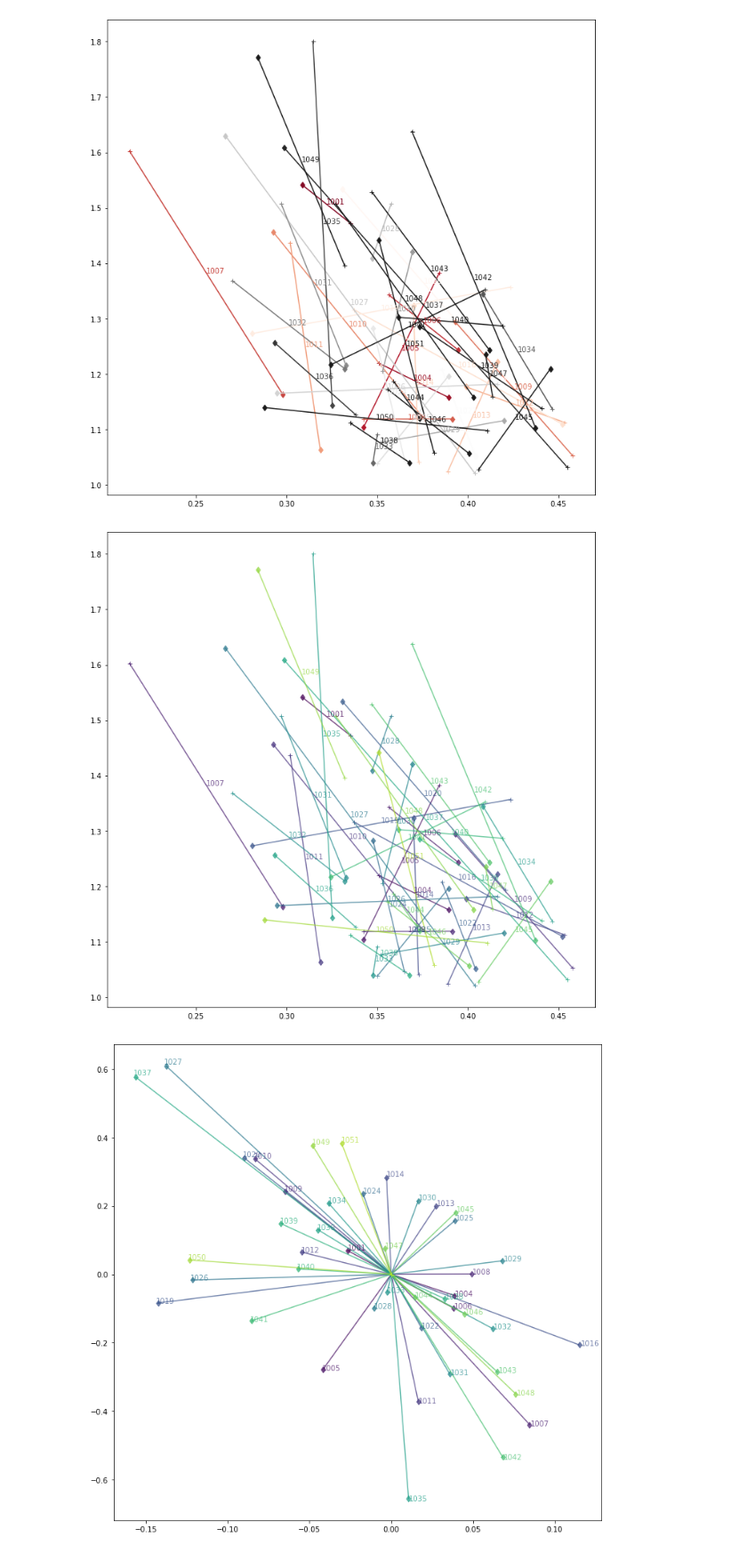
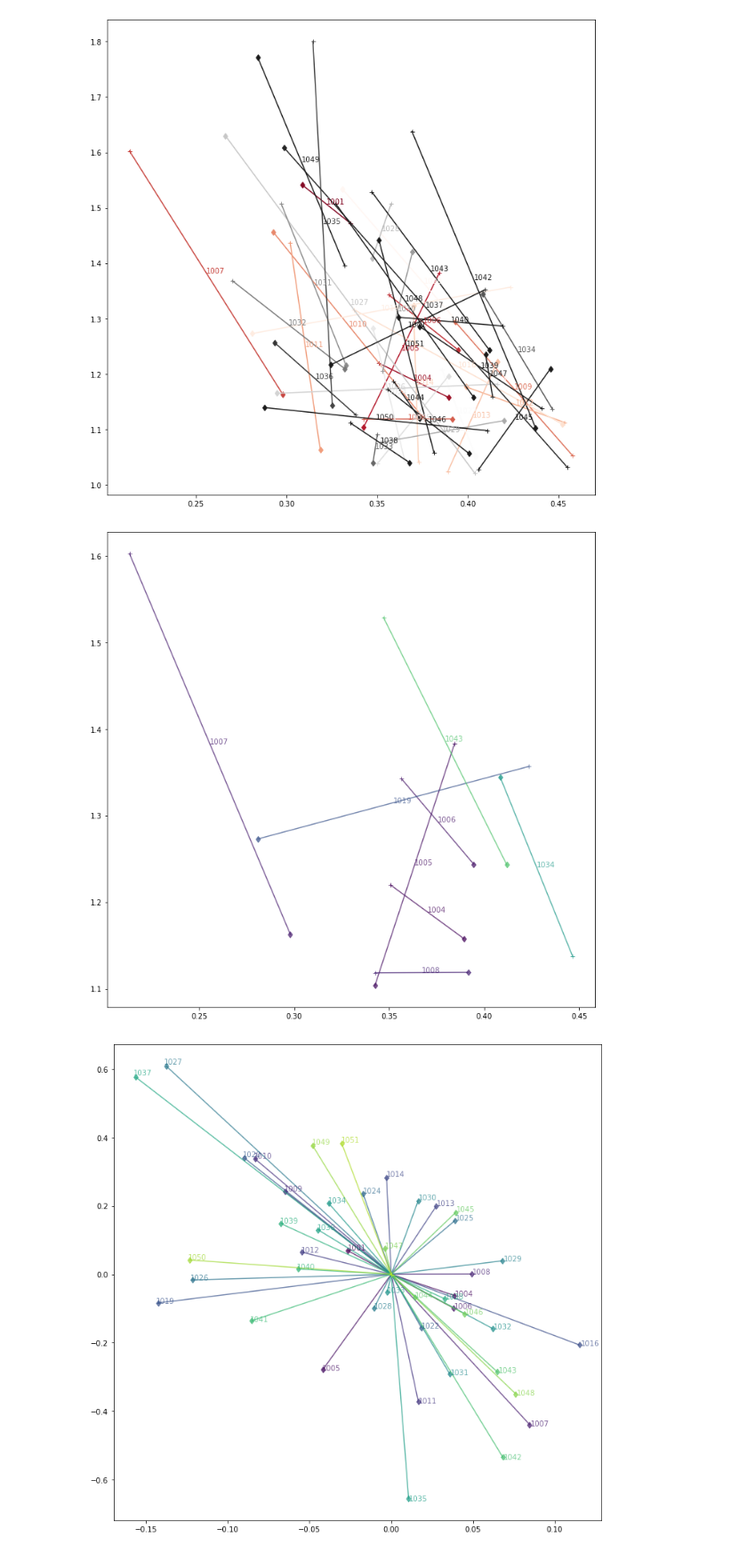
Before and after one commit to kishkash555/biu, a Jupyter notebook: Dissertation3/code/notebooks/coupling_analysis/compare_group_cohesion_in_sessions.ipynb, the cells around one changed output. Shown at 89% size. Saved outputs shown, nothing was run; the diff lists cells and outputs as text; code cells hidden in the pictures.

```diff
--- a/Dissertation3/code/notebooks/coupling_analysis/compare_group_cohesion_in_sessions.ipynb
+++ b/Dissertation3/code/notebooks/coupling_analysis/compare_group_cohesion_in_sessions.ipynb
@@ -50,20 +55,20 @@ for i,(gr_id, p1,p2) in enumerate(two_session_data_by_group):
 # %%
 clr = lambda x: cm.viridis(x,0.7)
 plt.figure(figsize=(12,12))
 for i,(gr_id, p1,p2) in enumerate(two_session_data_by_group):
-    if not (p1 and p2): # or np.abs(gr_id-1008)>3:
+    if not (p1 and p2) or gr_id not in (1004, 1005,1006, 1007, 1034,1043, 1019, 1008): # or np.abs(gr_id-1008)>3:
 
         #print(gr_id)
         continue
     x = [p1[0],p2[0]]
     y =[p1[1],p2[1]]
 
     plt.plot(x,y ,'-', color=clr(i/50))
     plt.plot(x[0],y[0],'+',color=clr(i/50.))
     plt.plot(x[1],y[1],'d', color=clr(i/50.))
     plt.text(sum(x)/2, sum(y)/2,str(gr_id),fontdict={'color': clr(i/50)})
 # %% [output]
-[figure, old version]
+[figure, new version]
 # %%
 clr = lambda x: cm.viridis(x,0.7)
 diff = lambda v: (0,v[1]-v[0])
```
Also changed, not shown: parts of 2 cells of this notebook, 13 other files.
